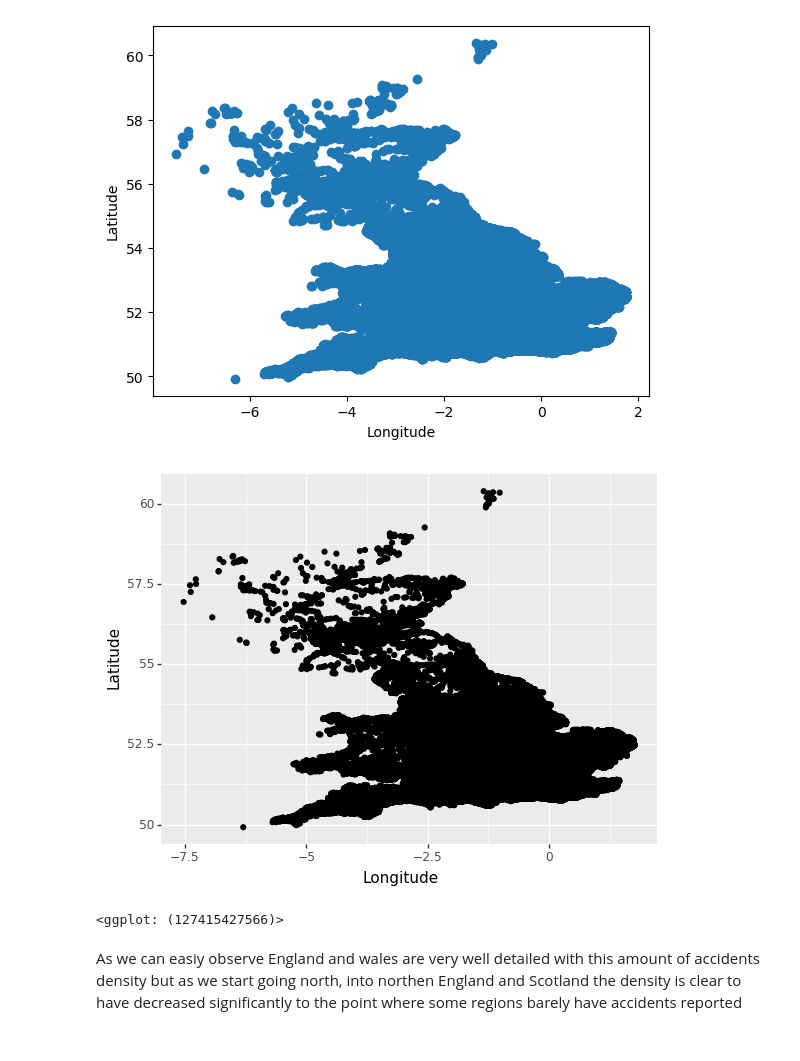
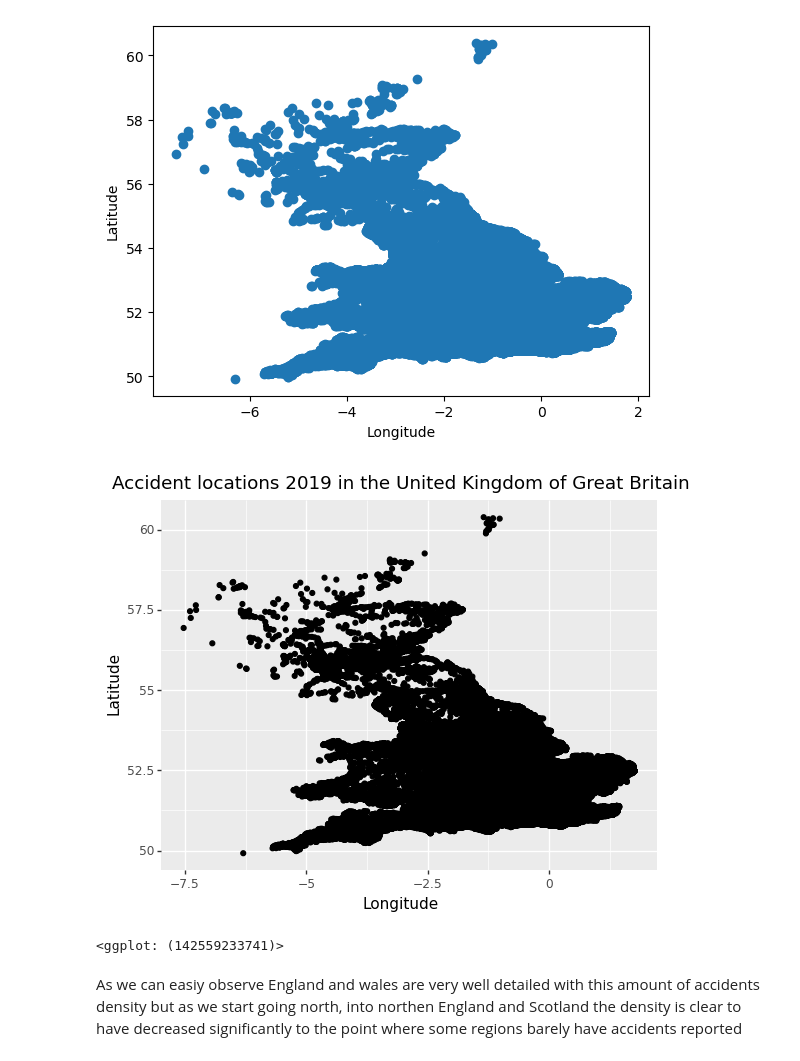
Before and after one commit to JAMota/Applied-Data-Science-and-Statistics, a Jupyter notebook: Term1/ApplicationOfDataAndStats/Assignment/Exercise1.ipynb, the cells around one changed output. Saved outputs shown, nothing was run; the diff lists cells and outputs as text; code cells hidden in the pictures.

Commit message:
Added the missing title in the plot

```diff
--- a/Term1/ApplicationOfDataAndStats/Assignment/Exercise1.ipynb
+++ b/Term1/ApplicationOfDataAndStats/Assignment/Exercise1.ipynb
@@ -597,11 +597,12 @@ Text(0, 0.5, 'Latitude')
 # %%
 ## now using ggplot
 (ggplot(dataFrameCordinates) +
 aes(x='Longitude', y='Latitude') +
-geom_point() )
+geom_point() +
+labs(title="Accident locations 2019 in the United Kingdom of Great Britain"))
 # %% [output]
-[figure, old version]
+[figure, new version]
-<ggplot: (127415427566)>
+<ggplot: (142559233741)>
 # %% [markdown]
 As we can easiy observe England and wales are very well detailed with this amount of accidents density but as we start going north, into northen England and Scotland the density is clear to have decreased significantly to the point where some regions barely have accidents reported
 # %% [markdown]
```
